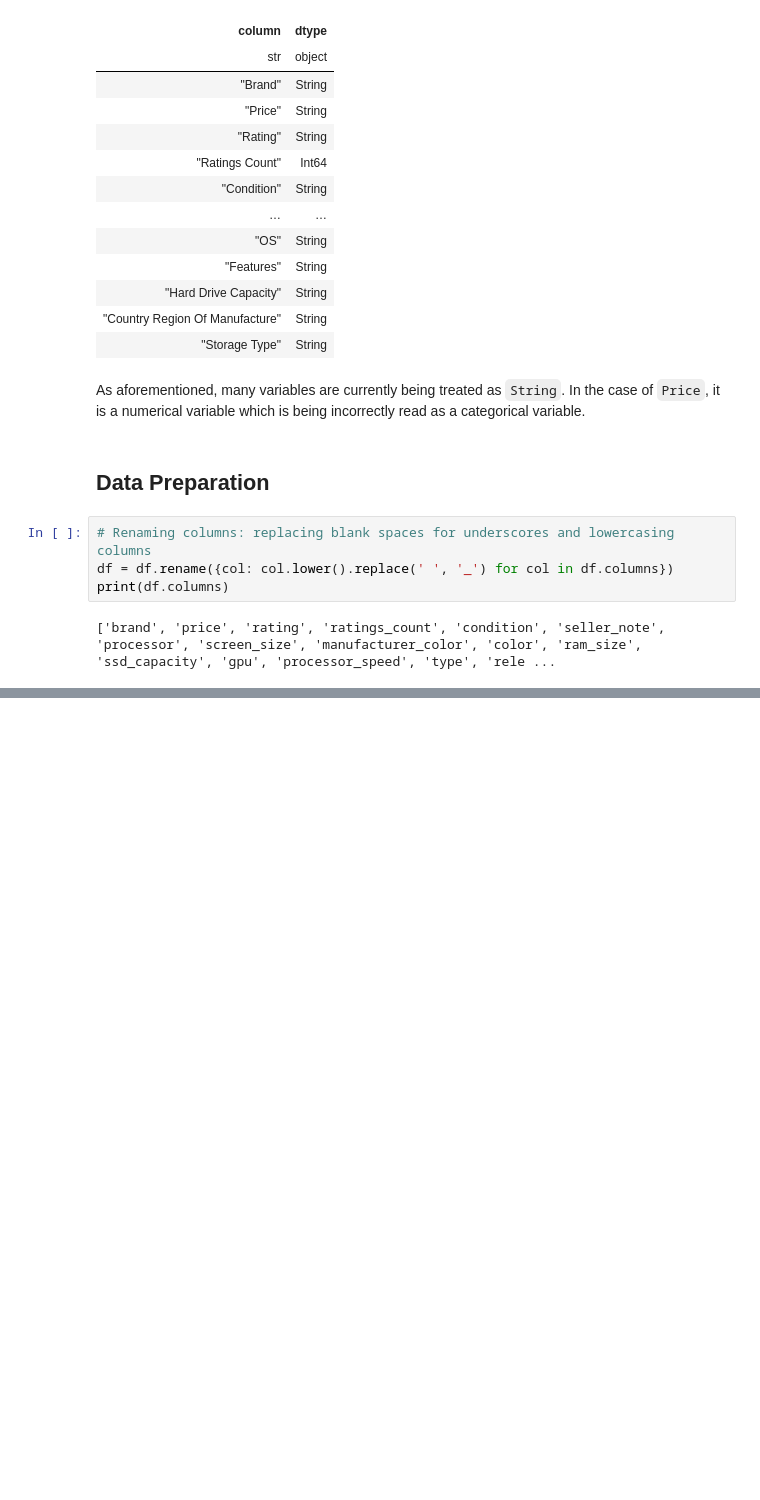
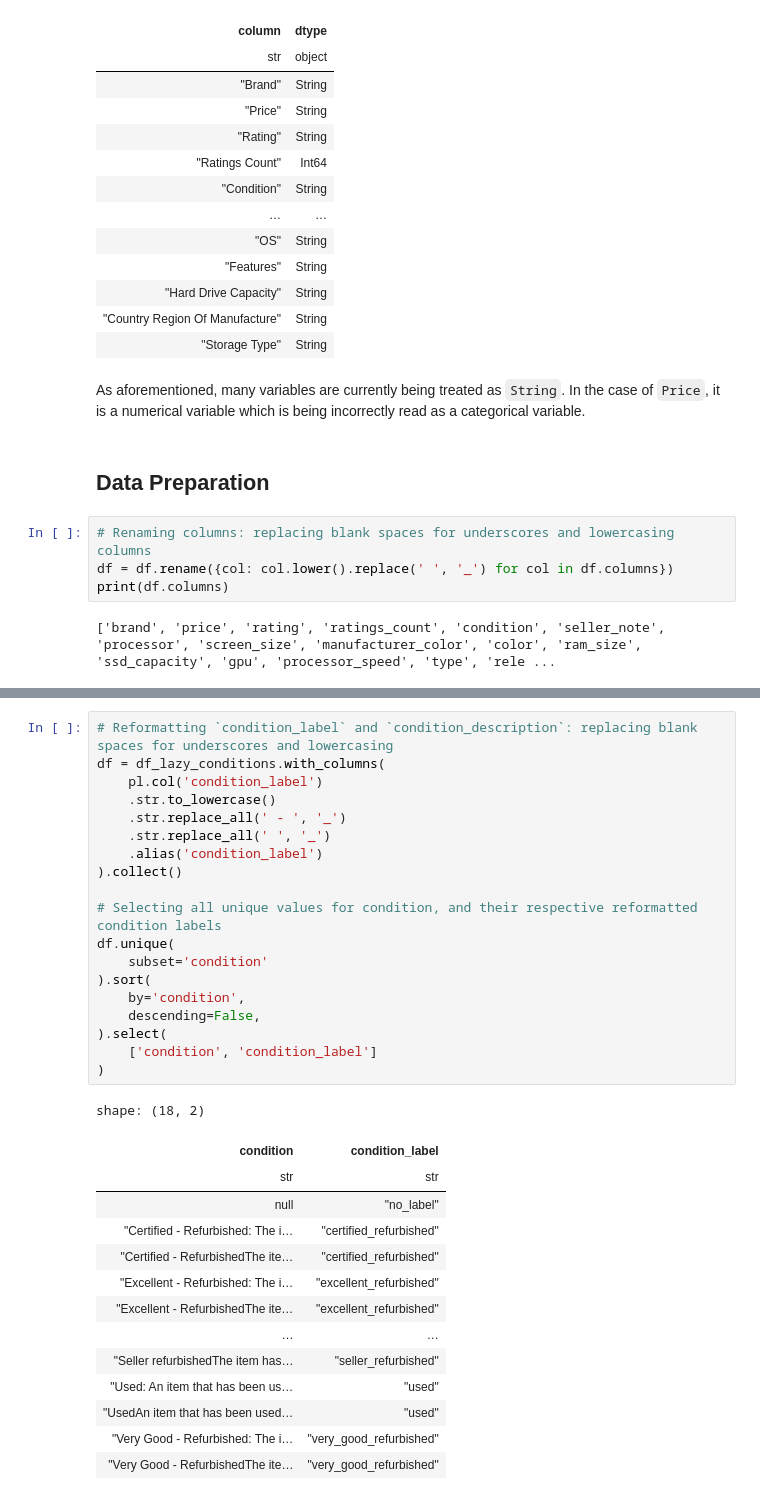
Before and after one commit to jxareas/laptop-price-catboost, a Jupyter notebook: notebooks/laptop_data_cleansing.ipynb, the cells around one changed output, grey strips where cells are left out. Saved outputs shown, nothing was run; the diff lists cells and outputs as text; blank space fills up the shorter version.

```diff
--- a/notebooks/laptop_data_cleansing.ipynb
+++ b/notebooks/laptop_data_cleansing.ipynb
@@ -117,0 +305,34 @@ Nulls:
+# %%
+# Reformatting `condition_label` and `condition_description`: replacing blank spaces for underscores and lowercasing
+df = df_lazy_conditions.with_columns(
+    pl.col('condition_label')
+    .str.to_lowercase()
+    .str.replace_all(' - ', '_')
+    .str.replace_all(' ', '_')
+    .alias('condition_label')
+).collect()
+
+# Selecting all unique values for condition, and their respective reformatted condition labels
+df.unique(
+    subset='condition'
+).sort(
+    by='condition',
+    descending=False,
+).select(
+    ['condition', 'condition_label']
+)
+# %% [output]
+shape: (18, 2)
+| condition | condition_label |
+| str | str |
+| null | "no_label" |
+| "Certified - Refurbished: The i… | "certified_refurbished" |
+| "Certified - RefurbishedThe ite… | "certified_refurbished" |
+| "Excellent - Refurbished: The i… | "excellent_refurbished" |
+| "Excellent - RefurbishedThe ite… | "excellent_refurbished" |
+| … | … |
+| "Seller refurbishedThe item has… | "seller_refurbished" |
+| "Used: An item that has been us… | "used" |
+| "UsedAn item that has been used… | "used" |
+| "Very Good - Refurbished: The i… | "very_good_refurbished" |
+| "Very Good - RefurbishedThe ite… | "very_good_refurbished" |
```
Also changed, not shown: parts of 11 cells of this notebook, 3 other files.
